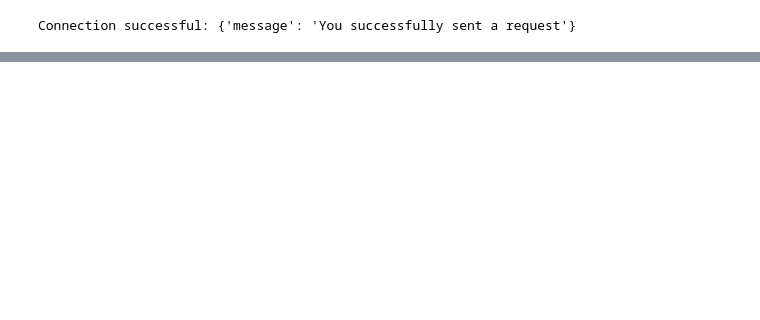
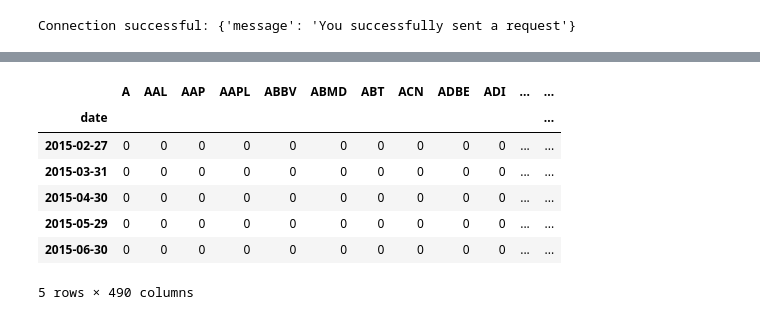
Before and after one commit to davidadel66/AI_Trading, a Jupyter notebook: momentum_strategy.ipynb, the cells around one changed output, grey strips where cells are left out. Drawn from its saved outputs; the diff is of its cells as text; code cells hidden in the pictures; blank space fills up the shorter version.

```diff
--- a/momentum_strategy.ipynb
+++ b/momentum_strategy.ipynb
@@ -71,0 +135,12 @@ historical_data
+# %%
+signal_df = pd.DataFrame(0, index=historical_log_returns.index, columns=historical_log_returns.columns)
+signal_df.head()
+# %% [output]
+|  | A | AAL | AAP | AAPL | ABBV | ABMD | ABT | ACN | ADBE | ADI | ... | ... |
+| date |  |  |  |  |  |  |  |  |  |  |  | ... |
+| 2015-02-27 | 0 | 0 | 0 | 0 | 0 | 0 | 0 | 0 | 0 | 0 | ... | ... |
+| 2015-03-31 | 0 | 0 | 0 | 0 | 0 | 0 | 0 | 0 | 0 | 0 | ... | ... |
+| 2015-04-30 | 0 | 0 | 0 | 0 | 0 | 0 | 0 | 0 | 0 | 0 | ... | ... |
+| 2015-05-29 | 0 | 0 | 0 | 0 | 0 | 0 | 0 | 0 | 0 | 0 | ... | ... |
+| 2015-06-30 | 0 | 0 | 0 | 0 | 0 | 0 | 0 | 0 | 0 | 0 | ... | ... |
+5 rows × 490 columns
```
Also changed, not shown: parts of 20 cells of this notebook, 2 other files.
